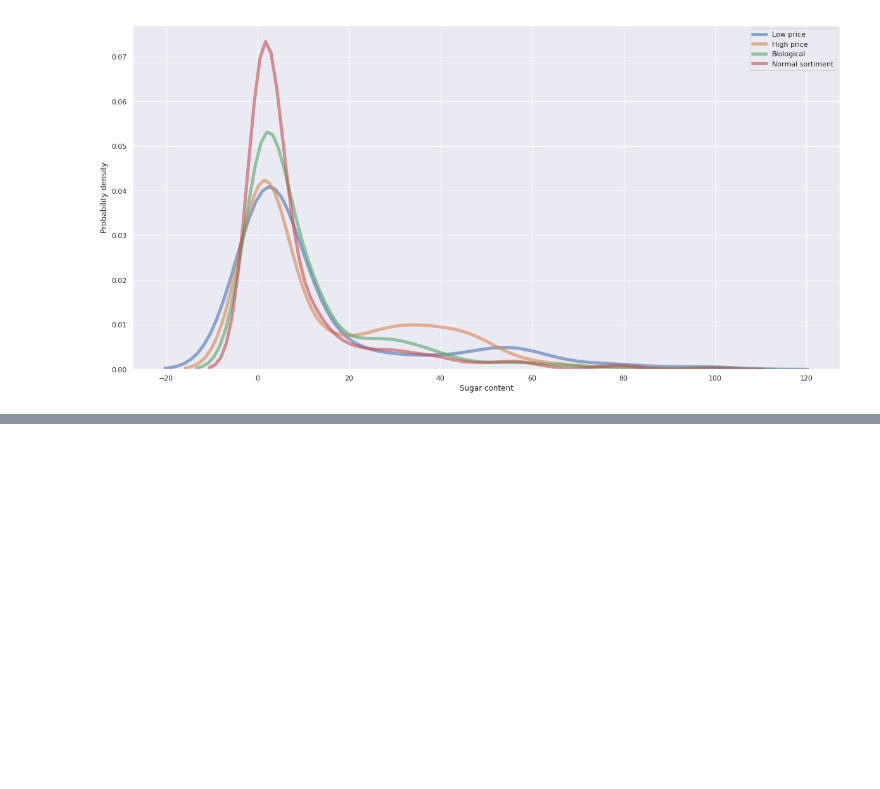
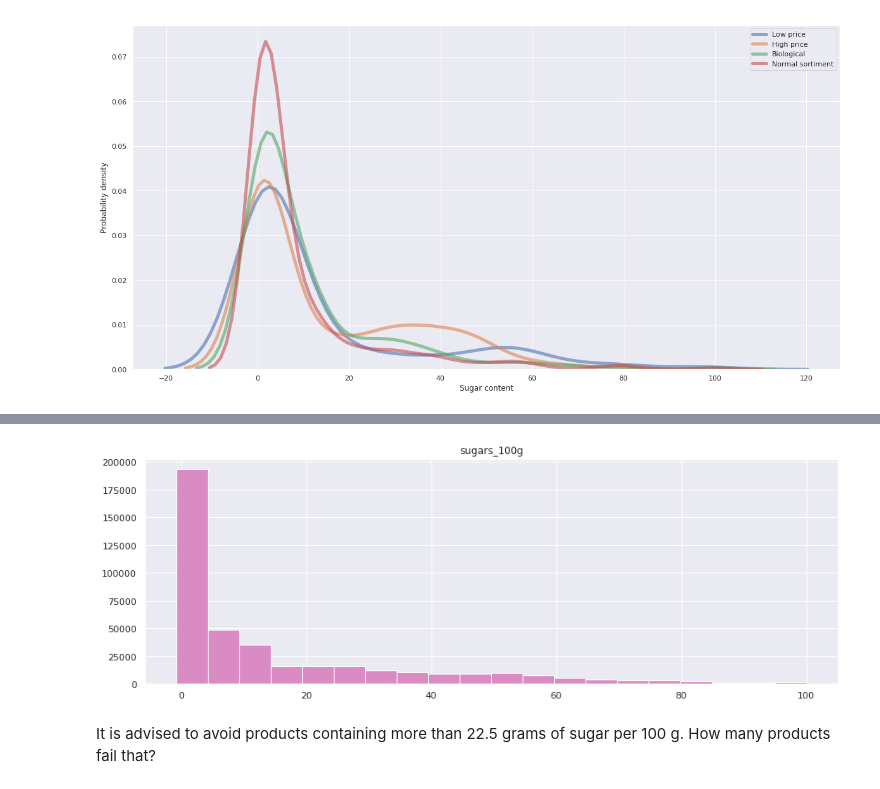
Before and after one commit to esamosenok/ADA_Project_2018, a Jupyter notebook: vwQuestions.ipynb, the cells around one changed output, grey strips where cells are left out. Drawn from its saved outputs; the diff is of its cells as text; code cells hidden in the pictures; blank space fills up the shorter version.

Commit message:
Working on sugar content analysis

```diff
--- a/vwQuestions.ipynb
+++ b/vwQuestions.ipynb
@@ -227,0 +254,21 @@ plt.show()
+# %%
+#Allow SQL queries to be executed
+df.createOrReplaceTempView("df_view")
+
+#Obtain all products that has a list of categories defined
+sqlDF = spark.sql("SELECT product_name, sugars_100g, serving_size, categories\
+                  FROM df_view \
+                  WHERE brands_tags IS NOT NULL AND\
+                  sugars_100g >= 0 AND sugars_100g <=100")
+
+#Convert it into a dataframe
+s = sqlDF.toPandas()
+s['sugars_100g'] = s['sugars_100g'].astype(float)
+# %%
+fig, axs= plt.subplots(figsize = (15,5))
+s[['sugars_100g']].hist(color=current_palette[6], bins=20, ax = axs)
+plt.show()
+# %% [output]
+[figure, added]
+# %% [markdown]
+It is advised to avoid products containing more than 22.5 grams of sugar per 100 g. How many products fail that?
```
Also changed, not shown: parts of 11 cells of this notebook.
